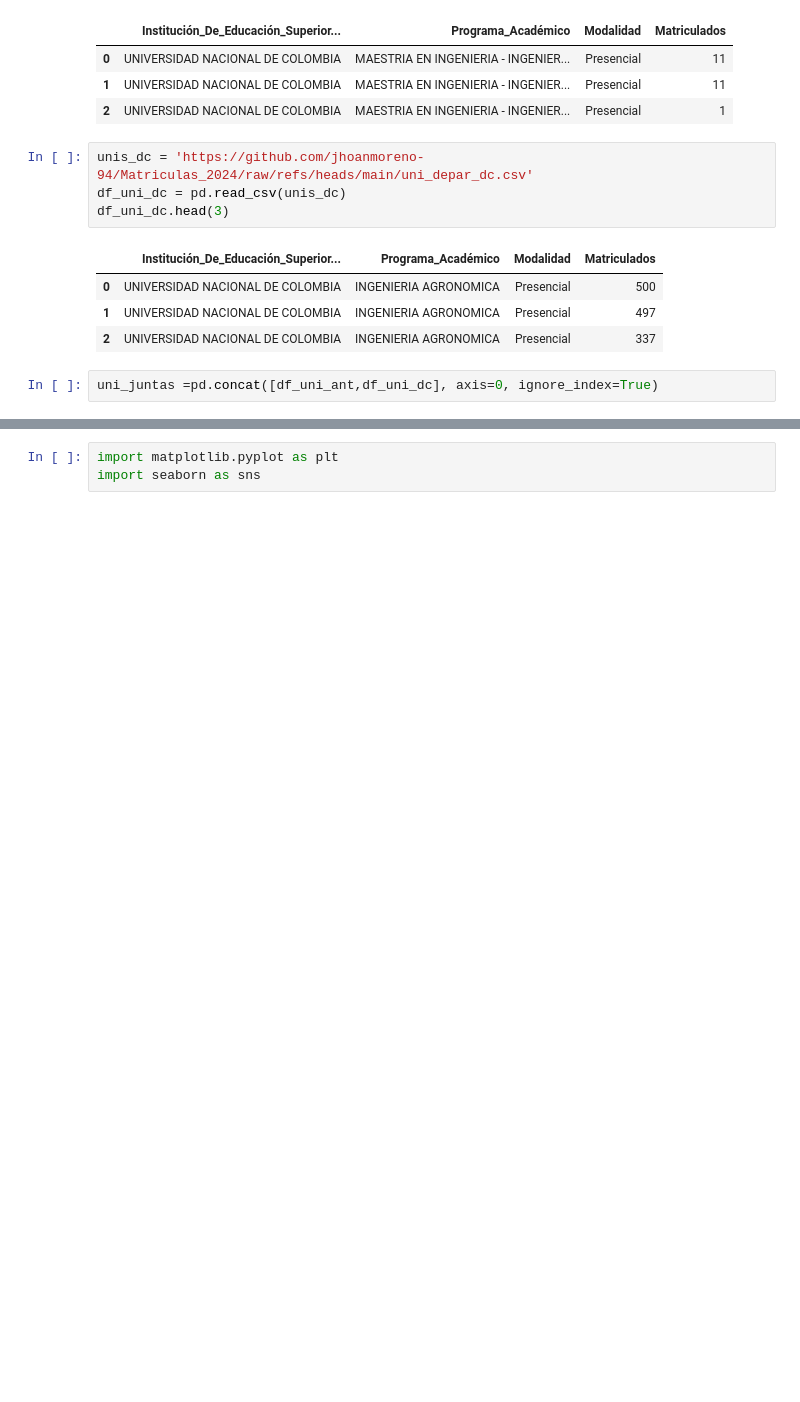
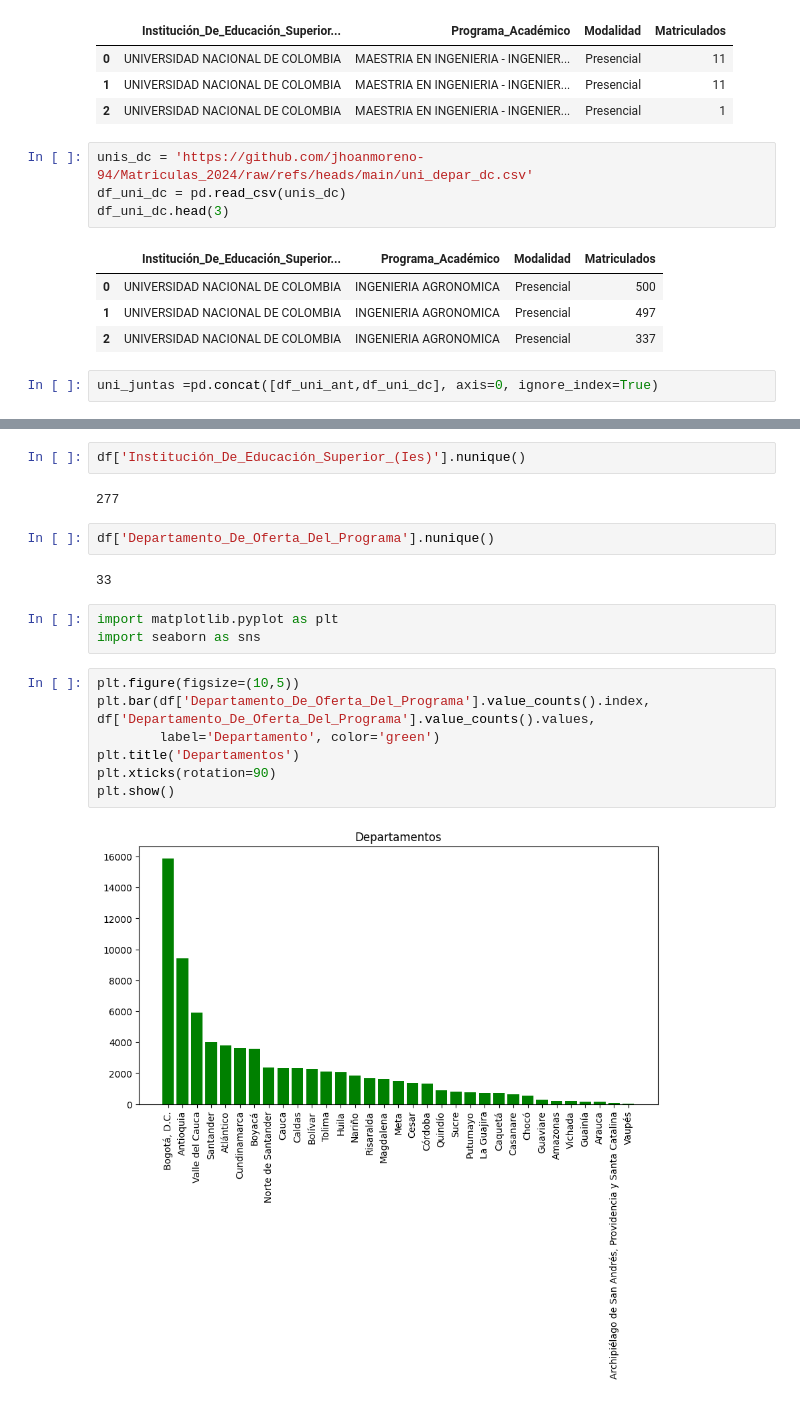
Before and after one commit to jhoanmoreno-94/Matriculas_2024, a Jupyter notebook: prueba_matri.ipynb, the cells around one changed output, grey strips where cells are left out. Cells and saved outputs as stored; diff of their text form; blank space fills up the shorter version.

```diff
--- a/prueba_matri.ipynb
+++ b/prueba_matri.ipynb
@@ -356,3 +376,20 @@ uni_juntas =pd.concat([df_uni_ant,df_uni_dc], axis=0, ignore_index=True)
+# %%
+df['Institución_De_Educación_Superior_(Ies)'].nunique()
+# %% [output]
+277
+# %%
+df['Departamento_De_Oferta_Del_Programa'].nunique()
+# %% [output]
+33
 # %%
 import matplotlib.pyplot as plt
 import seaborn as sns
+# %%
+plt.figure(figsize=(10,5))
+plt.bar(df['Departamento_De_Oferta_Del_Programa'].value_counts().index, df['Departamento_De_Oferta_Del_Programa'].value_counts().values,
+        label='Departamento', color='green')
+plt.title('Departamentos')
+plt.xticks(rotation=90)
+plt.show()
+# %% [output]
+[figure, added]
```
Also changed, not shown: parts of 5 cells of this notebook.
